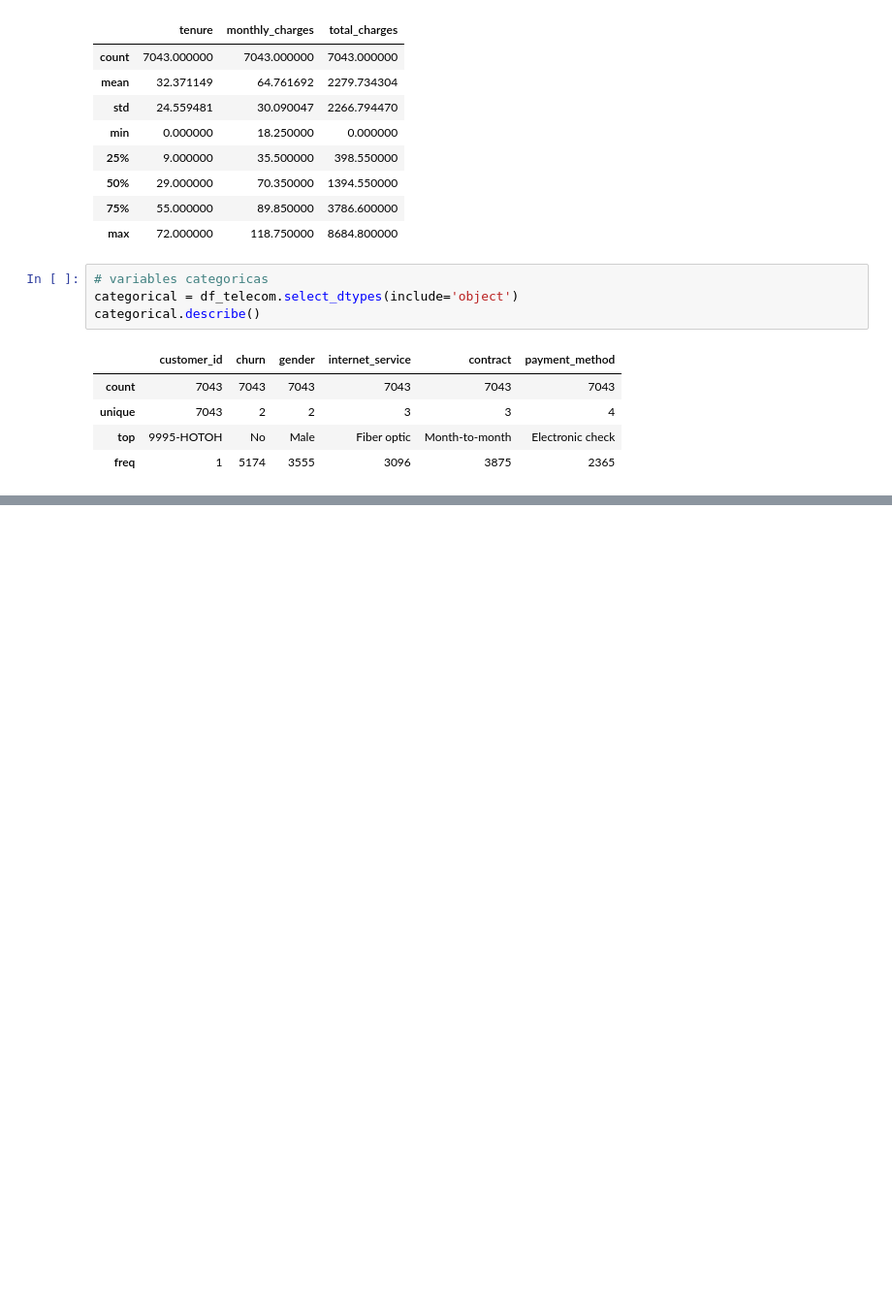
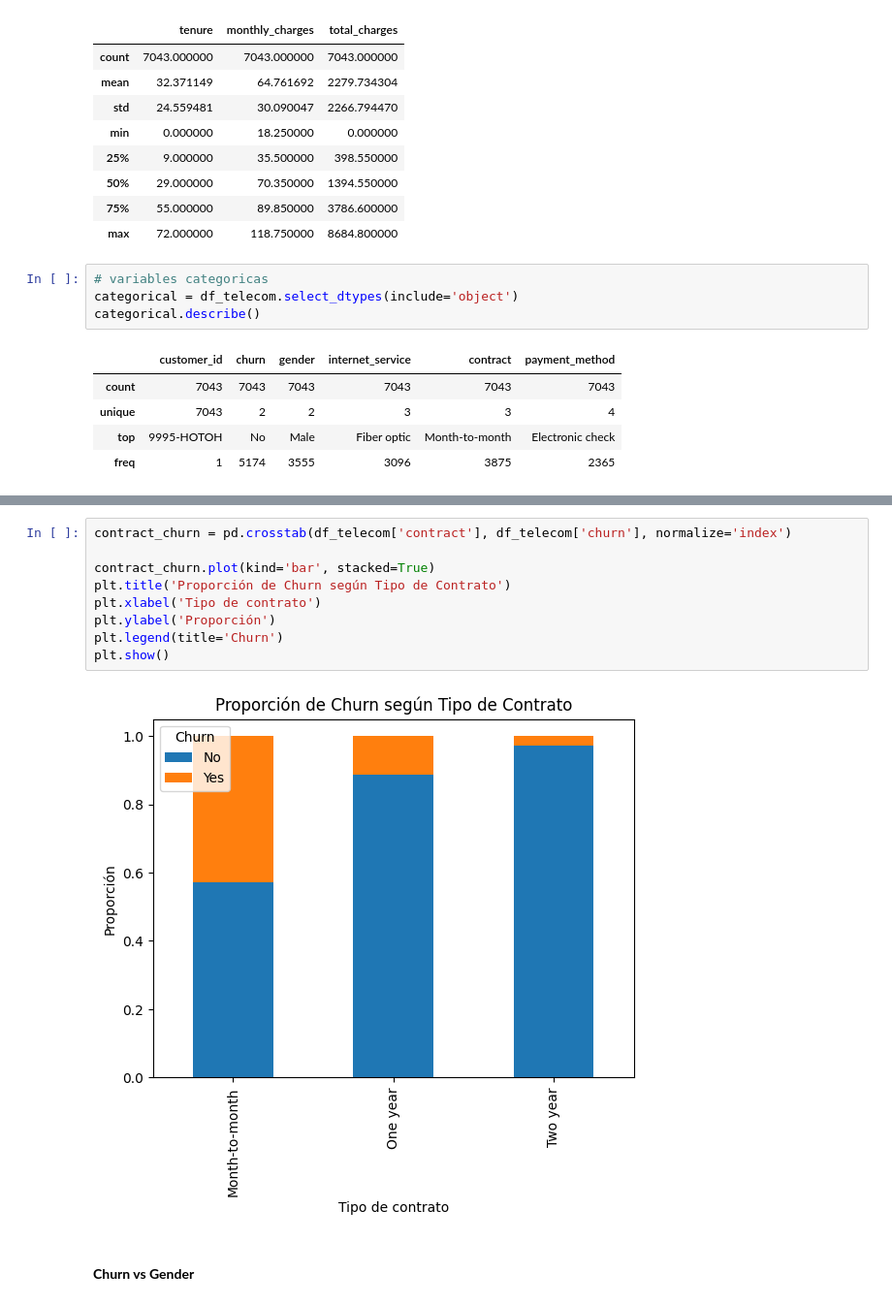
Before and after one commit to ECastro08/Challenge-TelecomX, a Jupyter notebook: challengeTelecomX.ipynb, the cells around one changed output, grey strips where cells are left out. Shown: that part at 97% size. Drawn from its saved outputs; the diff is of its cells as text; blank space fills up the shorter version.

```diff
--- a/challengeTelecomX.ipynb
+++ b/challengeTelecomX.ipynb
@@ -433,0 +553,13 @@ Analizadas cada una de las columnas y sus tipos de datos,se concluye que las col
+# %%
+contract_churn = pd.crosstab(df_telecom['contract'], df_telecom['churn'], normalize='index')
+
+contract_churn.plot(kind='bar', stacked=True)
+plt.title('Proporción de Churn según Tipo de Contrato')
+plt.xlabel('Tipo de contrato')
+plt.ylabel('Proporción')
+plt.legend(title='Churn')
+plt.show()
+# %% [output]
+[figure, added]
+# %% [markdown]
+#### **Churn vs Gender**
```
Also changed, not shown: parts of 56 cells of this notebook.
